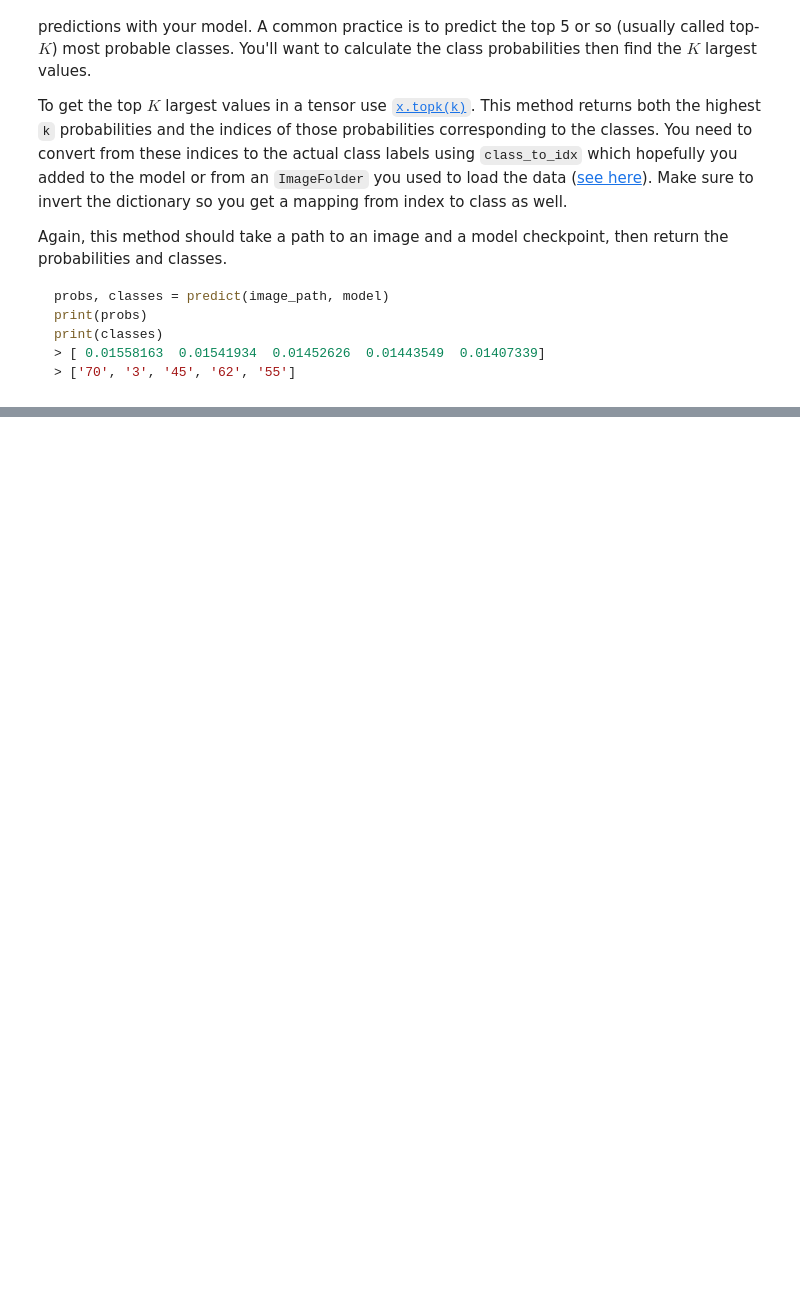
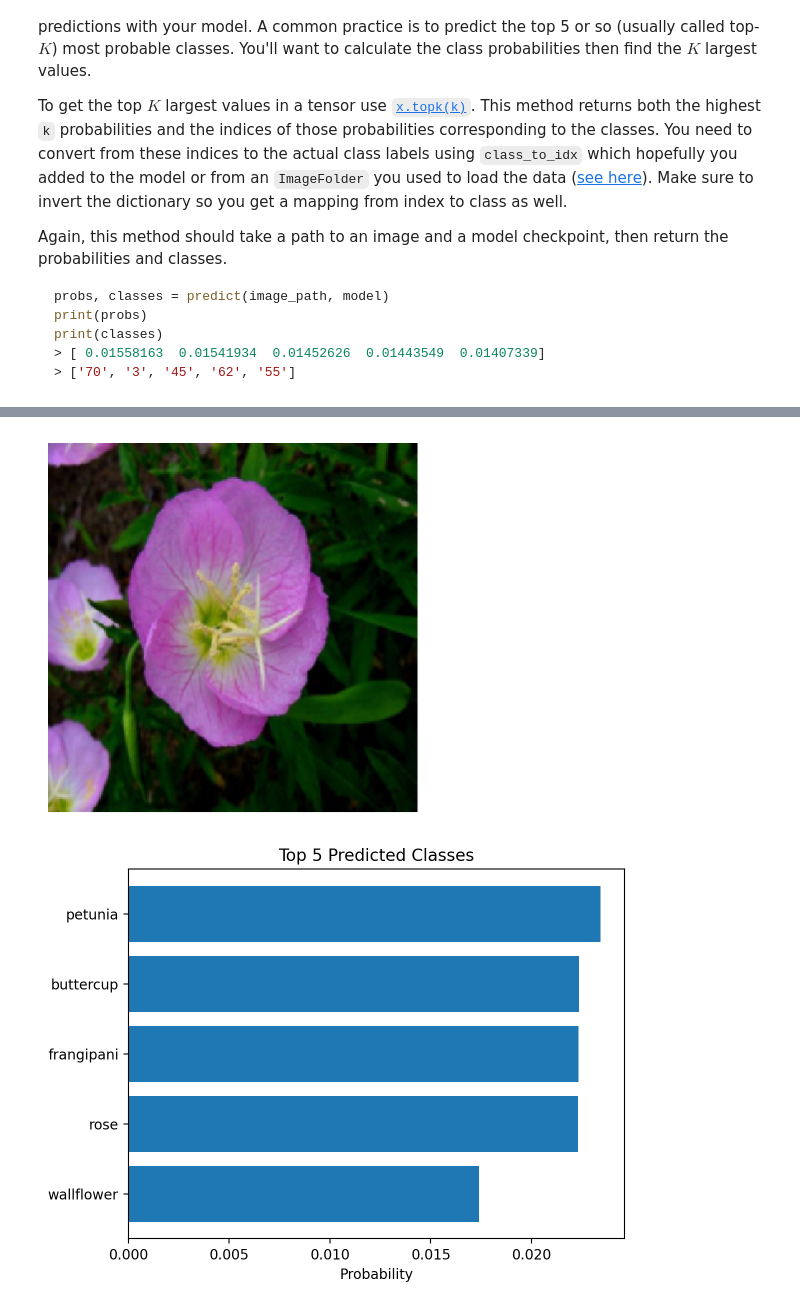
Before and after one commit to johnwanjema/Image-classifier-project, a Jupyter notebook: image.ipynb, the cells around one changed output, grey strips where cells are left out. Drawn from its saved outputs; the diff is of its cells as text; code cells hidden in the pictures; blank space fills up the shorter version.

Commit message:
add a fucntio to plot top_k classes

```diff
--- a/image.ipynb
+++ b/image.ipynb
@@ -201,3 +202,7 @@ Now that you can use a trained model for predictions, check to make sure it make
 You can convert from the class integer encoding to actual flower names with the `cat_to_name.json` file (should have been loaded earlier in the notebook). To show a PyTorch tensor as an image, use the `imshow` function defined above.
 # %%
 # TODO: Display an image along with the top 5 classes
+fc_model.plot_probabilities('flowers/test/1/image_06764.jpg', top_k_probabilities,class_to_idx, top_k_classes,labels )
+# %% [output]
+[figure, added]
+[figure, added]
```
Also changed, not shown: parts of 3 cells of this notebook, 1 other file.
